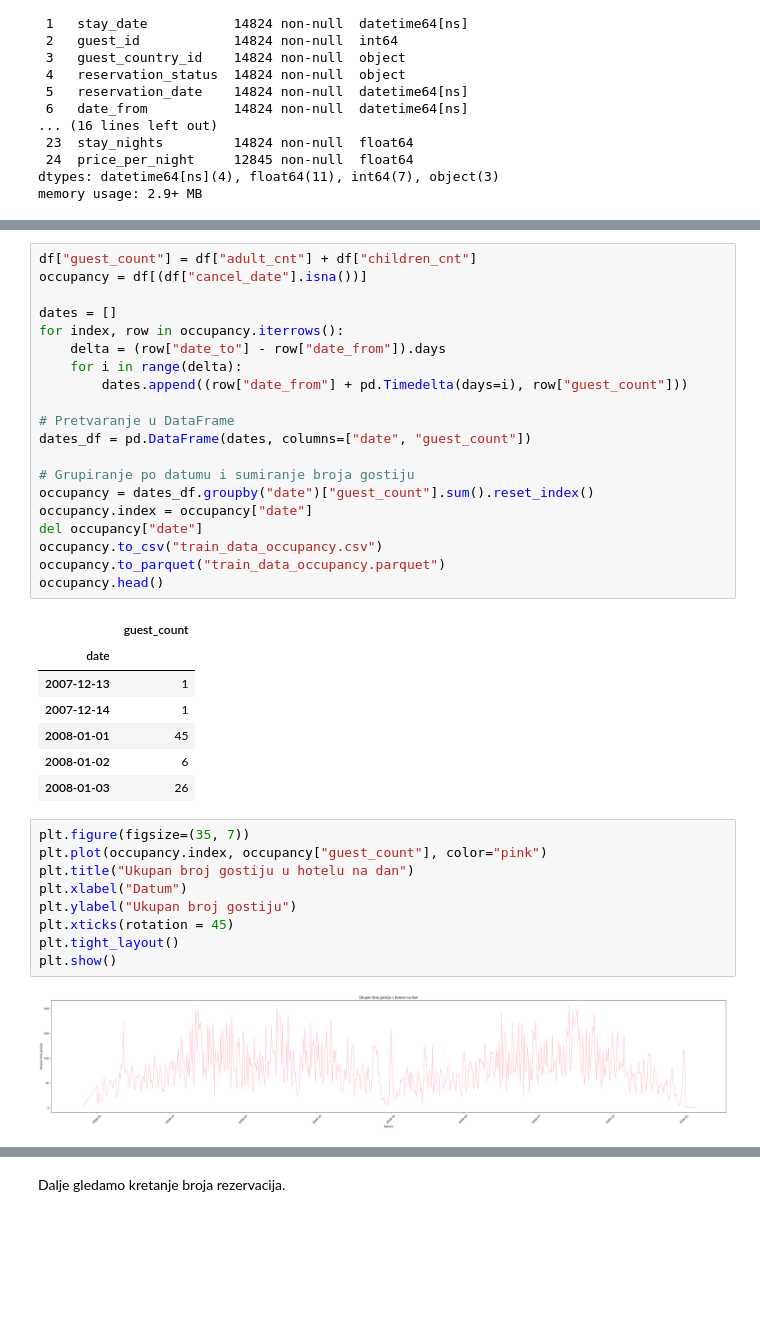
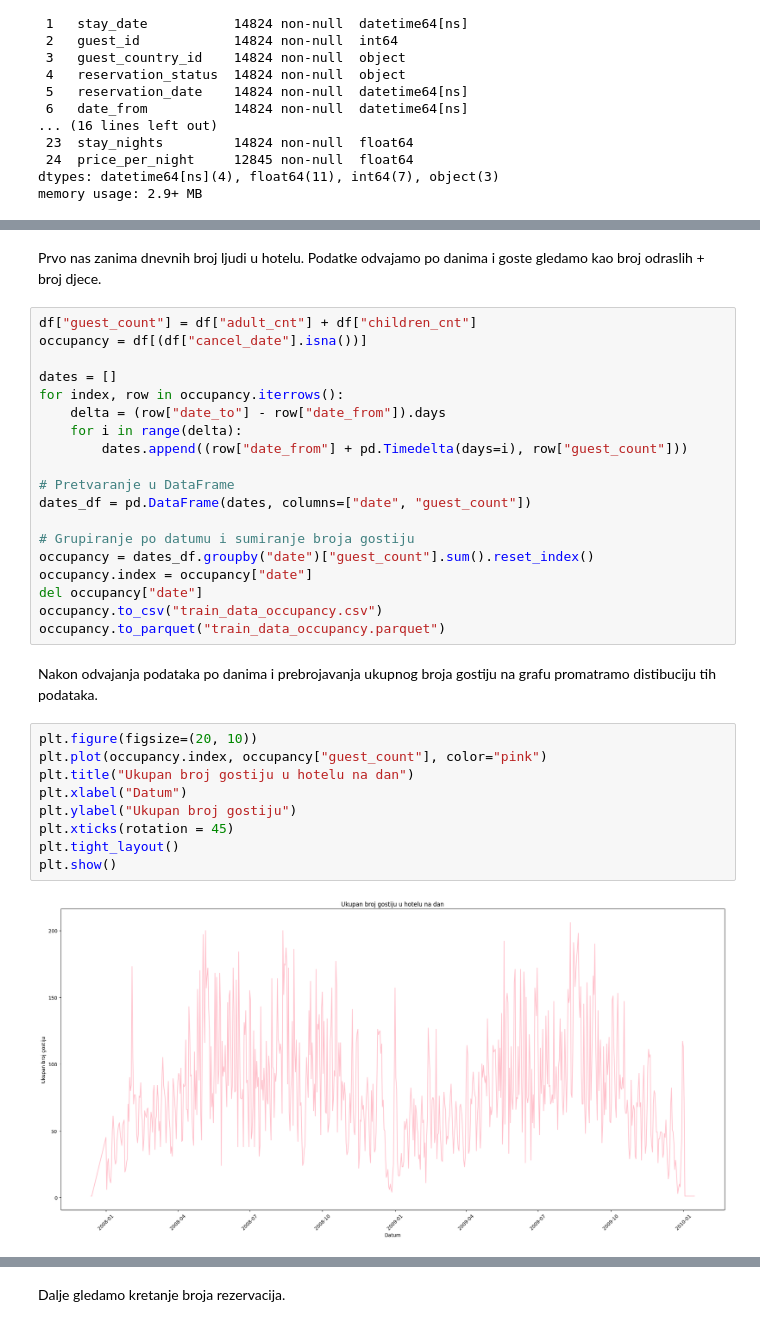
Before and after one commit to Matija-Kukic/lumen, a Jupyter notebook: data_process/train_processing/train_data_analysis.ipynb, the cells around one changed output, grey strips where cells are left out. Saved outputs shown, nothing was run; the diff lists cells and outputs as text; blank space fills up the shorter version.

```diff
--- a/data_process/train_processing/train_data_analysis.ipynb
+++ b/data_process/train_processing/train_data_analysis.ipynb
@@ -61,3 +190,5 @@ memory usage: 2.4+ MB
+# %% [markdown]
+Prvo nas zanima dnevnih broj ljudi u hotelu. Podatke odvajamo po danima i goste gledamo kao broj odraslih + broj djece.
 # %%
 df["guest_count"] = df["adult_cnt"] + df["children_cnt"]
 occupancy = df[(df["cancel_date"].isna())]
@@ -77,23 +208,16 @@ occupancy.index = occupancy["date"]
 del occupancy["date"]
 occupancy.to_csv("train_data_occupancy.csv")
 occupancy.to_parquet("train_data_occupancy.parquet")
-occupancy.head()
-# %% [output]
-|  | guest_count |
-| date |  |
-| 2007-12-13 | 1 |
-| 2007-12-14 | 1 |
-| 2008-01-01 | 45 |
-| 2008-01-02 | 6 |
-| 2008-01-03 | 26 |
+# %% [markdown]
+Nakon odvajanja podataka po danima i prebrojavanja ukupnog broja gostiju na grafu promatramo distibuciju tih podataka.
 # %%
-plt.figure(figsize=(35, 7))
+plt.figure(figsize=(20, 10))
 plt.plot(occupancy.index, occupancy["guest_count"], color="pink")
 plt.title("Ukupan broj gostiju u hotelu na dan")
 plt.xlabel("Datum")
 plt.ylabel("Ukupan broj gostiju")
 plt.xticks(rotation = 45)
 plt.tight_layout()
 plt.show()
 # %% [output]
-[figure, old version]
+[figure, new version]
```
Also changed, not shown: parts of 51 cells of this notebook, 6 other files.
